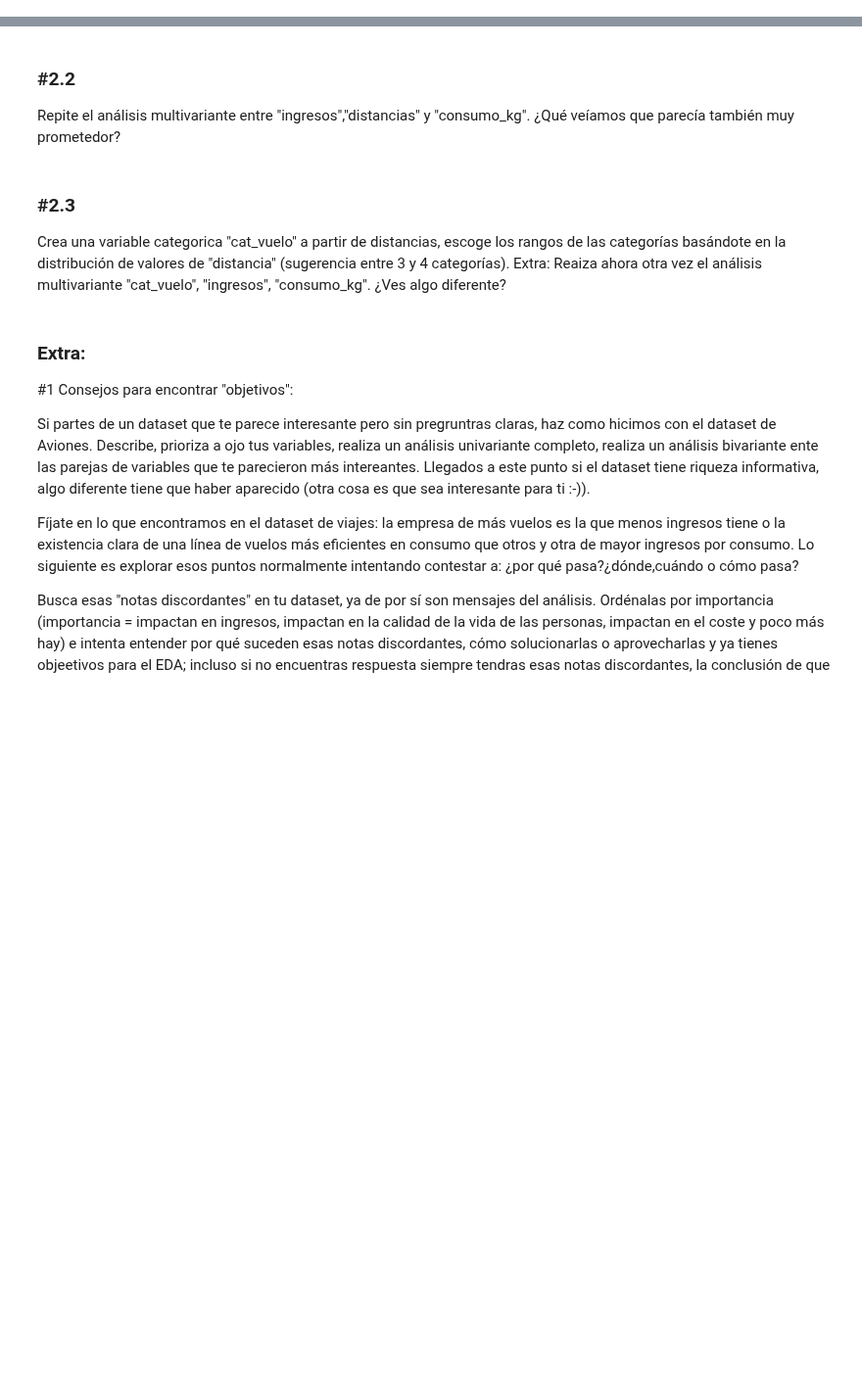
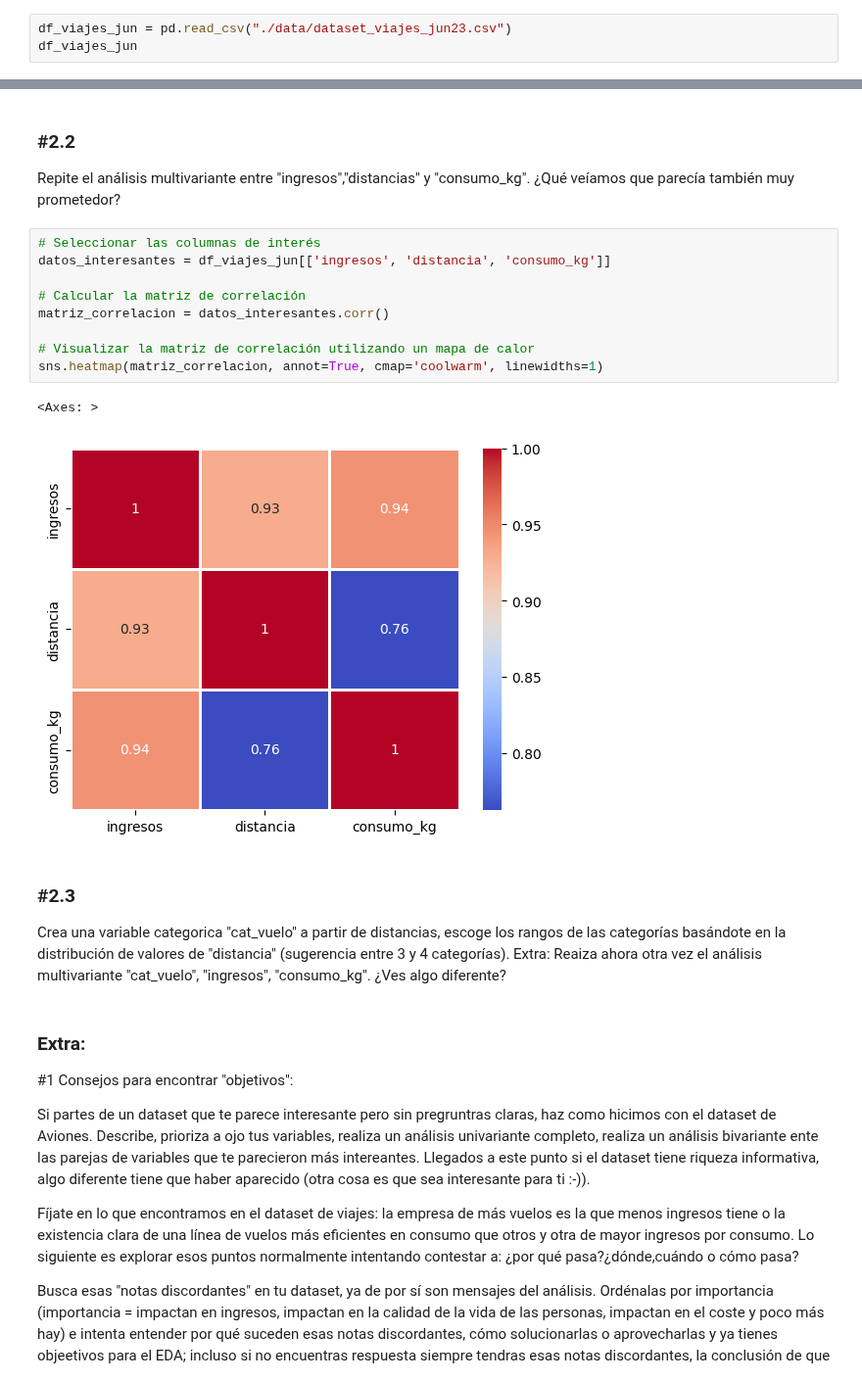
Before and after one commit to mariasanvals/DS_Online_Feb24_Exercises, a Jupyter notebook: 03_Analisis_de_Datos/Sprint_07/Unidad_02/Practica_Obligatoria/18_Practica_Obligatoria_Multivariante.ipynb, the cells around one changed output, grey strips where cells are left out. Shown at 98% size. Saved outputs shown, nothing was run; the diff lists cells and outputs as text; blank space fills up the shorter version.

```diff
--- a/03_Analisis_de_Datos/Sprint_07/Unidad_02/Practica_Obligatoria/18_Practica_Obligatoria_Multivariante.ipynb
+++ b/03_Analisis_de_Datos/Sprint_07/Unidad_02/Practica_Obligatoria/18_Practica_Obligatoria_Multivariante.ipynb
@@ -384,3 +453,6 @@ El objetivo en este caso no es tanto hacer un montón de análisis sino de compl
 ### #2.1
 
 Carga el dataset de viajes del mes de junio. Repite el análisis bivariante entre las variables "Aircompany" e "Ingresos", mostrando previamente los viajes por compañía aérea. ¿Qué situación llamativa nos surgió? (Ten en cuenta que somos el departamenteo de DataScience de TabarAir)
+# %%
+df_viajes_jun = pd.read_csv("./data/dataset_viajes_jun23.csv")
+df_viajes_jun
@@ -388,6 +502,18 @@ Carga el dataset de viajes del mes de junio. Repite el análisis bivariante entr
 ### #2.2
 
 Repite el análisis multivariante entre "ingresos","distancias" y "consumo_kg". ¿Qué veíamos que parecía también muy prometedor?
+# %%
+# Seleccionar las columnas de interés
+datos_interesantes = df_viajes_jun[['ingresos', 'distancia', 'consumo_kg']]
+
+# Calcular la matriz de correlación
+matriz_correlacion = datos_interesantes.corr()
+
+# Visualizar la matriz de correlación utilizando un mapa de calor
+sns.heatmap(matriz_correlacion, annot=True, cmap='coolwarm', linewidths=1)
+# %% [output]
+<Axes: >
+[figure, added]
 # %% [markdown]
 ### #2.3
 
```
Also changed, not shown: parts of 6 cells of this notebook.
